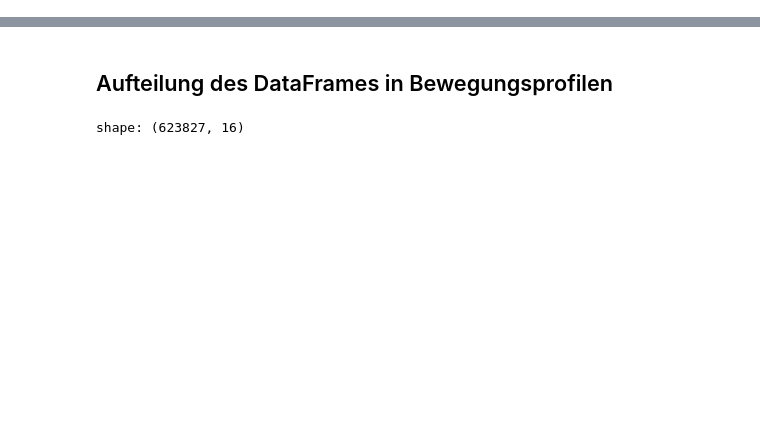
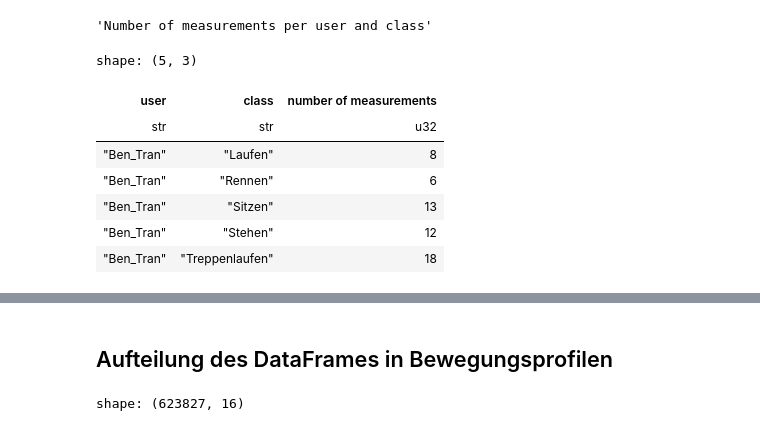
Before and after one commit to CDL1-Sensor/Sensor_Data-Wrangling-und-EDA, a Jupyter notebook: all-sensor-measurments-plots.ipynb, the cells around one changed output, grey strips where cells are left out. Drawn from its saved outputs; the diff is of its cells as text; code cells hidden in the pictures; blank space fills up the shorter version.

```diff
--- a/all-sensor-measurments-plots.ipynb
+++ b/all-sensor-measurments-plots.ipynb
@@ -69,3 +69,19 @@ shape: (1957948, 16)
 | 2023-03-11 13:12:01.926 | -0.207555 | -0.116692 | 0.068004 | 0.009885 | 0.05378 | 0.034982 | ... |
 | 2023-03-11 13:12:01.936 | -0.20392 | -0.147709 | 0.035921 | 0.009365 | 0.045132 | 0.033097 | ... |
 | 2023-03-11 13:12:01.946 | -0.201092 | -0.122711 | -0.058179 | 0.028114 | 0.041694 | 0.034601 | ... |
+# %%
+# groupby id, user and class, select first and groupby again with user, class aggregate with count, sort and rename count column
+data_n_obs = data.groupby(["id", "user", "class"]).first().groupby(["user", "class"]).count().sort(["user", "class"]).rename({"count": "number of measurements"})
+
+# display data_n_obs
+display("Number of measurements per user and class", data_n_obs.head())
+# %% [output]
+'Number of measurements per user and class'
+shape: (5, 3)
+| user | class | number of measurements |
+| str | str | u32 |
+| "Ben_Tran" | "Laufen" | 8 |
+| "Ben_Tran" | "Rennen" | 6 |
+| "Ben_Tran" | "Sitzen" | 13 |
+| "Ben_Tran" | "Stehen" | 12 |
+| "Ben_Tran" | "Treppenlaufen" | 18 |
```
Also changed, not shown: parts of 6 cells of this notebook.
